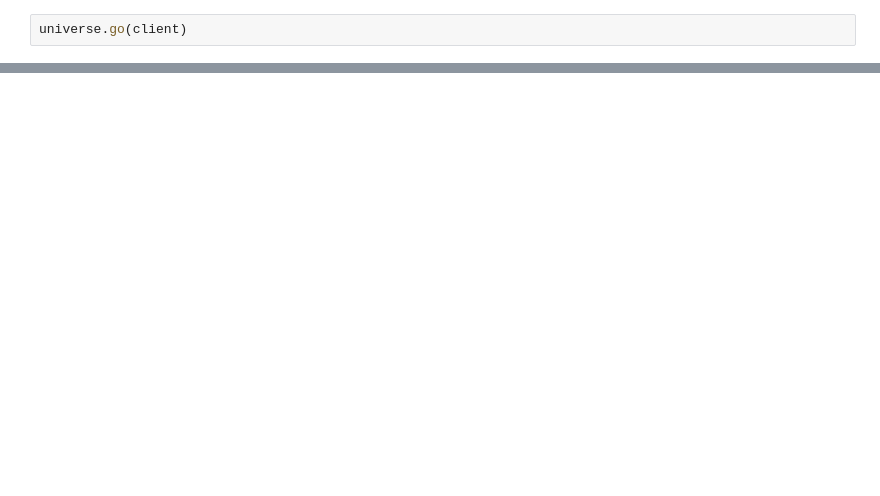
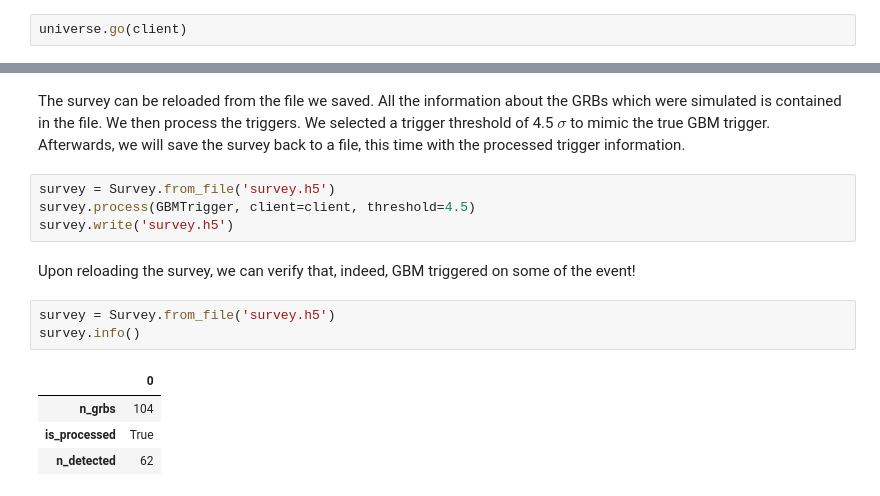
Before and after one commit to grburgess/cosmogrb, a Jupyter notebook: docs/notebooks/universe.ipynb, the cells around one changed output, grey strips where cells are left out. Saved outputs shown, nothing was run; the diff lists cells and outputs as text; blank space fills up the shorter version.

```diff
--- a/docs/notebooks/universe.ipynb
+++ b/docs/notebooks/universe.ipynb
@@ -179,0 +199,16 @@ distributed.nanny - WARNING - Worker process still alive after 3 seconds, killin
+# %% [markdown]
+The survey can be reloaded from the file we saved. All the information about the GRBs which were simulated is contained in the file. We then process the triggers. We selected a trigger threshold of 4.5 $\sigma$ to mimic the true GBM trigger. Afterwards, we will save the survey back to a file, this time with the processed trigger information.
+# %%
+survey = Survey.from_file('survey.h5')
+survey.process(GBMTrigger, client=client, threshold=4.5)
+survey.write('survey.h5')
+# %% [markdown]
+Upon reloading the survey, we can verify that, indeed, GBM triggered on some of the event!
+# %%
+survey = Survey.from_file('survey.h5')
+survey.info()
+# %% [output]
+|  | 0 |
+| n_grbs | 104 |
+| is_processed | True |
+| n_detected | 62 |
```
Also changed, not shown: parts of 28 cells of this notebook, 1 other file.
